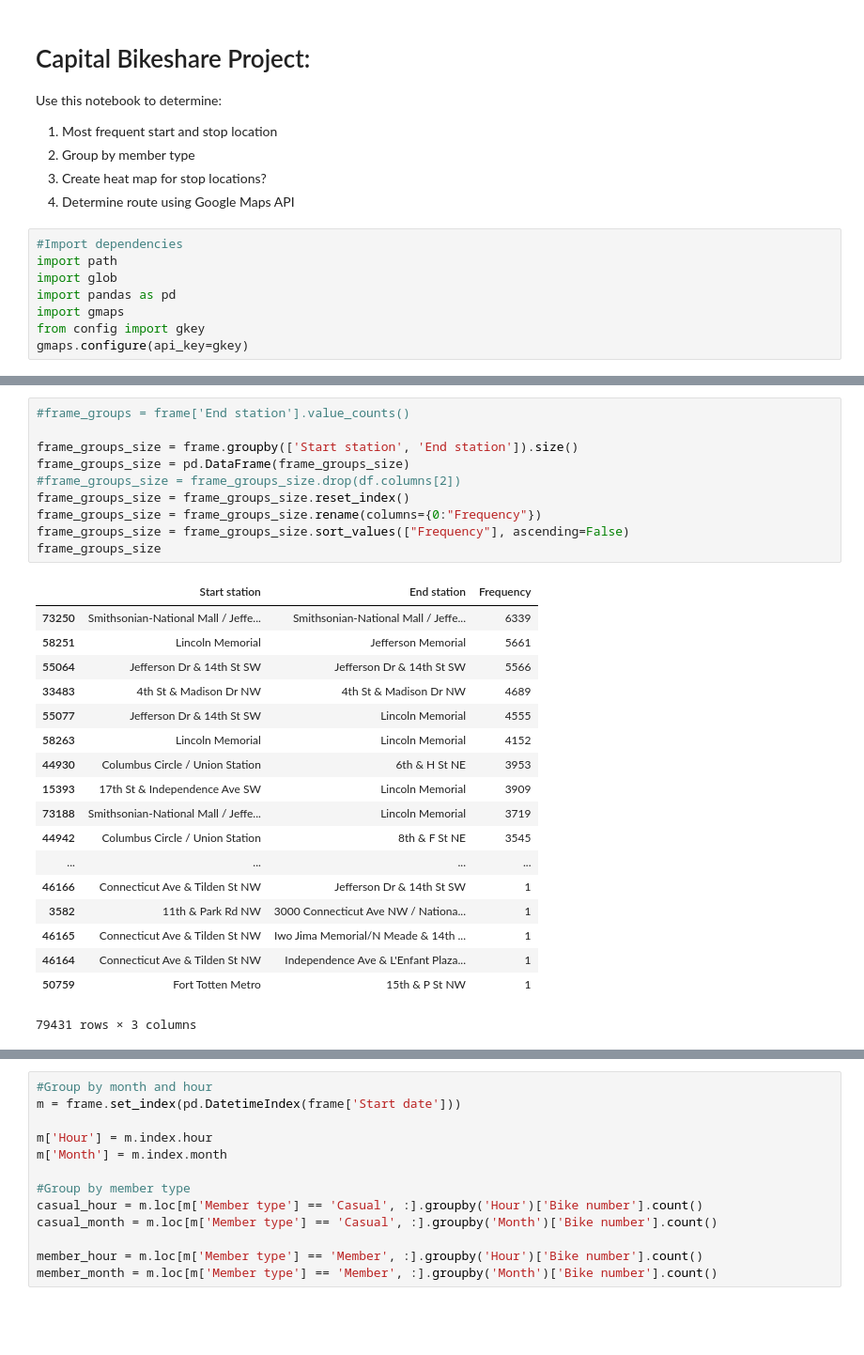
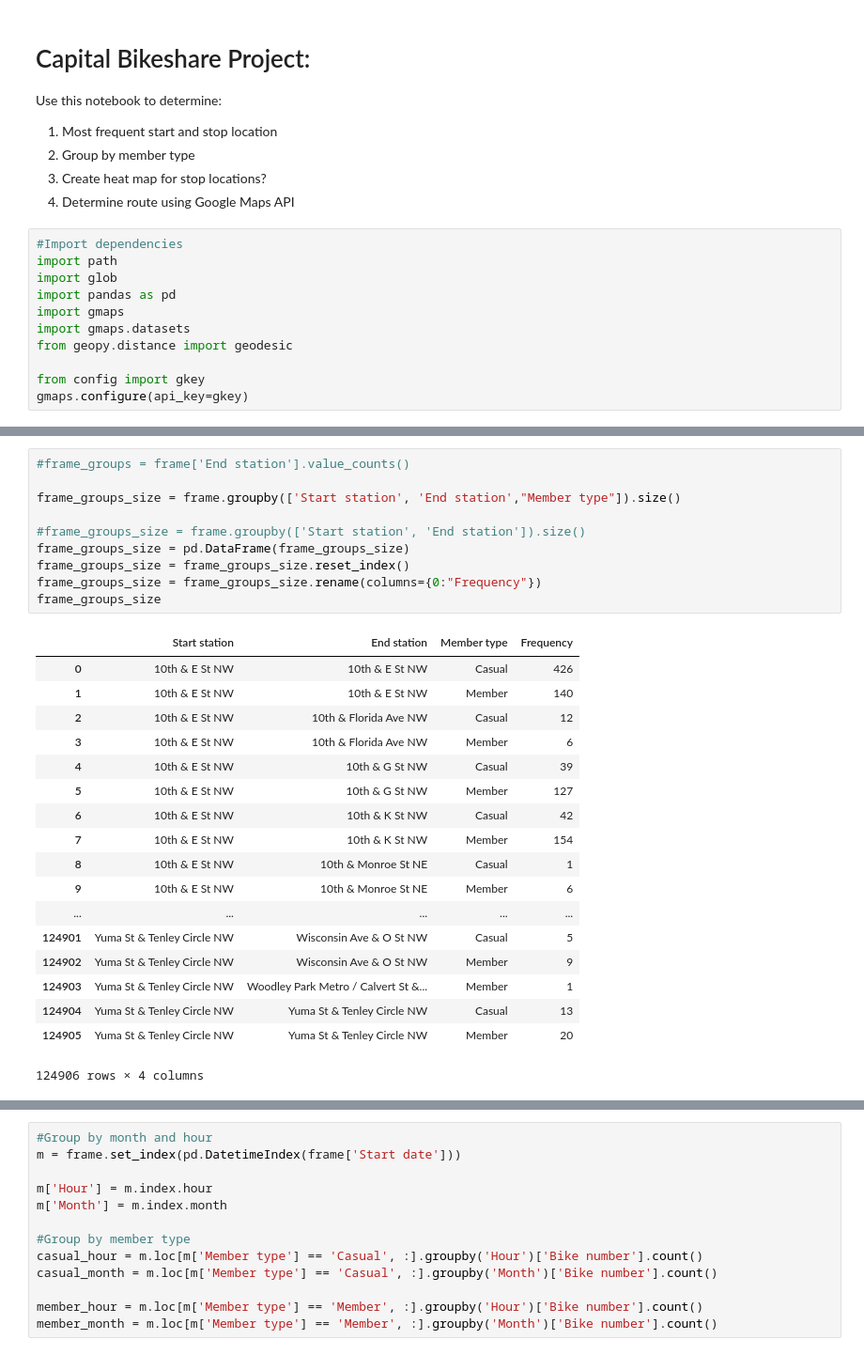
Before and after one commit to patjwolfe/capitalbikeshare, a Jupyter notebook: BikeshareCode_map.ipynb, the cells around one changed output, grey strips where cells are left out. Shown: that part at 94% size. Saved outputs shown, nothing was run; the diff lists cells and outputs as text; blank space fills up the shorter version.

```diff
--- a/BikeshareCode_map.ipynb
+++ b/BikeshareCode_map.ipynb
@@ -12,6 +12,9 @@ import path
 import glob
 import pandas as pd
 import gmaps
+import gmaps.datasets
+from geopy.distance import geodesic
+
 from config import gkey
 gmaps.configure(api_key=gkey)
 # %%
@@ -38,29 +41,29 @@ frame.head()
 # %%
 #frame_groups = frame['End station'].value_counts()
 
-frame_groups_size = frame.groupby(['Start station', 'End station']).size()
+frame_groups_size = frame.groupby(['Start station', 'End station',"Member type"]).size()
+
+#frame_groups_size = frame.groupby(['Start station', 'End station']).size()
 frame_groups_size = pd.DataFrame(frame_groups_size)
-#frame_groups_size = frame_groups_size.drop(df.columns[2])
 frame_groups_size = frame_groups_size.reset_index()
 frame_groups_size = frame_groups_size.rename(columns={0:"Frequency"})
-frame_groups_size = frame_groups_size.sort_values(["Frequency"], ascending=False)
 frame_groups_size
 # %% [output]
-|  | Start station | End station | Frequency |
-| 73250 | Smithsonian-National Mall / Jeffe... | Smithsonian-National Mall / Jeffe... | 6339 |
-| 58251 | Lincoln Memorial | Jefferson Memorial | 5661 |
-| 55064 | Jefferson Dr & 14th St SW | Jefferson Dr & 14th St SW | 5566 |
-| 33483 | 4th St & Madison Dr NW | 4th St & Madison Dr NW | 4689 |
-| 55077 | Jefferson Dr & 14th St SW | Lincoln Memorial | 4555 |
-| 58263 | Lincoln Memorial | Lincoln Memorial | 4152 |
-| 44930 | Columbus Circle / Union Station | 6th & H St NE | 3953 |
-| 15393 | 17th St & Independence Ave SW | Lincoln Memorial | 3909 |
-| 73188 | Smithsonian-National Mall / Jeffe... | Lincoln Memorial | 3719 |
-| 44942 | Columbus Circle / Union Station | 8th & F St NE | 3545 |
-| ... | ... | ... | ... |
-| 46166 | Connecticut Ave & Tilden St NW | Jefferson Dr & 14th St SW | 1 |
-| 3582 | 11th & Park Rd NW | 3000 Connecticut Ave NW / Nationa... | 1 |
-| 46165 | Connecticut Ave & Tilden St NW | Iwo Jima Memorial/N Meade & 14th ... | 1 |
-| 46164 | Connecticut Ave & Tilden St NW | Independence Ave & L'Enfant Plaza... | 1 |
-| 50759 | Fort Totten Metro | 15th & P St NW | 1 |
+|  | Start station | End station | Member type | Frequency |
+| 0 | 10th & E St NW | 10th & E St NW | Casual | 426 |
+| 1 | 10th & E St NW | 10th & E St NW | Member | 140 |
+| 2 | 10th & E St NW | 10th & Florida Ave NW | Casual | 12 |
+| 3 | 10th & E St NW | 10th & Florida Ave NW | Member | 6 |
+| 4 | 10th & E St NW | 10th & G St NW | Casual | 39 |
+| 5 | 10th & E St NW | 10th & G St NW | Member | 127 |
+| 6 | 10th & E St NW | 10th & K St NW | Casual | 42 |
+| 7 | 10th & E St NW | 10th & K St NW | Member | 154 |
+| 8 | 10th & E St NW | 10th & Monroe St NE | Casual | 1 |
+| 9 | 10th & E St NW | 10th & Monroe St NE | Member | 6 |
+| ... | ... | ... | ... | ... |
+| 124901 | Yuma St & Tenley Circle NW | Wisconsin Ave & O St NW | Casual | 5 |
+| 124902 | Yuma St & Tenley Circle NW | Wisconsin Ave & O St NW | Member | 9 |
+| 124903 | Yuma St & Tenley Circle NW | Woodley Park Metro / Calvert St &... | Member | 1 |
+| 124904 | Yuma St & Tenley Circle NW | Yuma St & Tenley Circle NW | Casual | 13 |
+| 124905 | Yuma St & Tenley Circle NW | Yuma St & Tenley Circle NW | Member | 20 |
-79431 rows × 3 columns
+124906 rows × 4 columns
```
Also changed, not shown: parts of 14 cells of this notebook.
